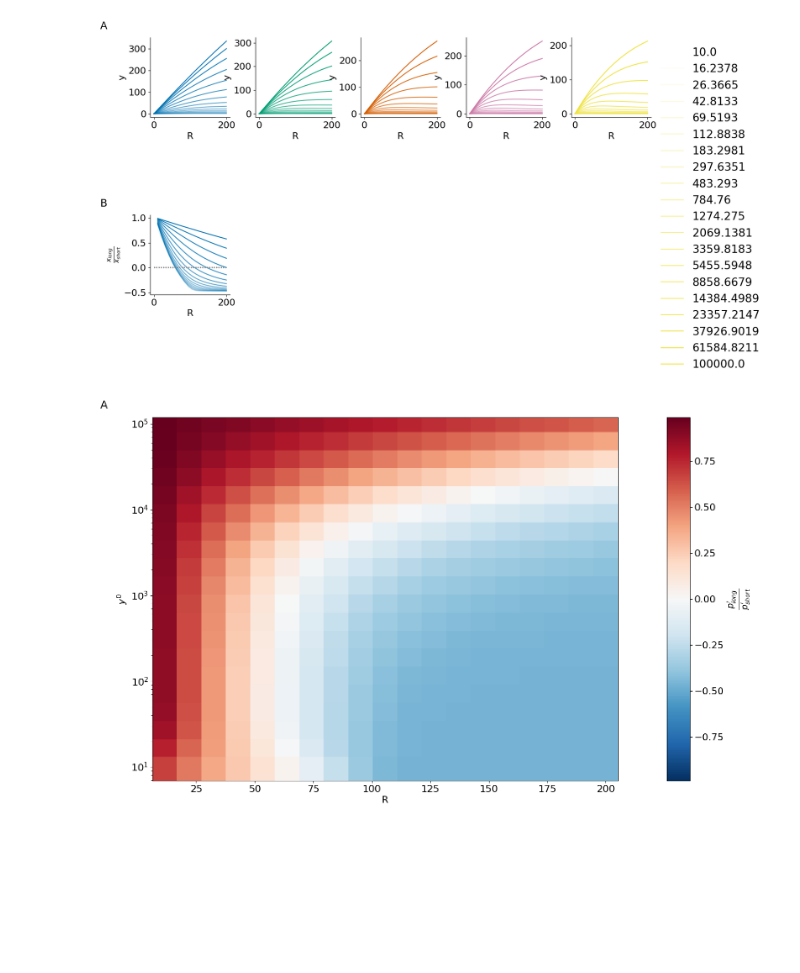
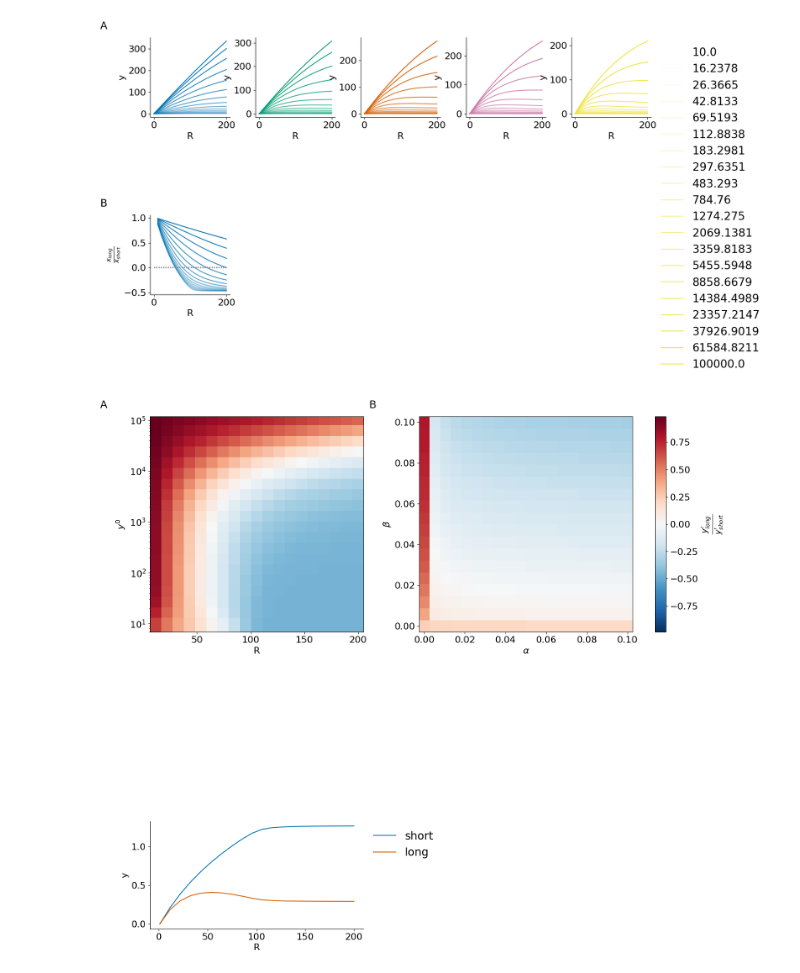
Before and after one commit to prubisch/competition_in_proteinsynthesis_in_autism, a Jupyter notebook: fig4_diff_ribo_competition_with_amino_acid.ipynb, the cells around one changed output. Drawn from its saved outputs; the diff is of its cells as text; code cells hidden in the pictures.

Commit message:
Save of all data and preliminary MCell model of protein synthesis.

```diff
--- a/fig4_diff_ribo_competition_with_amino_acid.ipynb
+++ b/fig4_diff_ribo_competition_with_amino_acid.ipynb
@@ -594,50 +596,77 @@ plt.show()
 #do a heatmap which shows the different
 
 #if not wanting to run the parallelised competitions again, uncomment following line
-results_ys = np.load('diff_data/ribo_amino_resource_interaction.npz.npy')
+results_ys = np.load('diff_data/ribo_amino_resource_interaction.npy')
+
+interact_dat = np.load('diff_data/elongation_initiation_interaction_subsampled.npy')
 
 Ys = np.logspace(1,5, num = 20)#np.arange(int(N/4),int(N*4), int(N/4))
 Rs = np.linspace(1,200, num = 20)
+
+α_samples = np.linspace(0.0001, 0.1, 20) #this ensures that we will have cases in which α < β
+β_samples = np.linspace(0.0001, 0.1, 18)
 
 #calculate all comp_scores
 comp_c = np.zeros([Ys.shape[0], Rs.shape[0]-1])
 for i in range(Ys.shape[0]):
     comp_c[i] = calc_comp_score(results_ys[i,:, 2,long_ind],results_ys[i,:, 2,short_ind], diff_axis = 1, mean_axis = 0)
 
+comp_c_inter = calc_comp_score(interact_dat[:,:,:,2, long_ind], interact_dat[:,:,:,2, short_ind], 2,3)
+
+
+cmax = np.max(np.abs([np.min(comp_c), np.max(comp_c),np.min(comp_c_inter), np.max(comp_c_inter) ]))
 
 layout = '''
-AA
-AA
+AABB
+AABB
+AABB
 '''
 
 fig = plt.figure(figsize=(16, 16))
 
-height_ratios = [2,0.1]
-width_ratios = [1,.05]
+height_ratios = [2,0.1,1]
+width_ratios = [1,.05, 1, .05]
 
 specs, gs = panel_specs(layout, fig=fig)
 gs.set_height_ratios(height_ratios)
 gs.set_width_ratios(width_ratios)
 gs.hspace=0.8
 axes = {}
-for letter in 'A':
+for letter in 'AB':
     axes[letter] = ax = fig.add_subplot(specs[letter])
-label_panels(axes, letters='A', postfix='', offset_left=1.2)
-for a in list('A'):
+label_panels(axes, letters='AB', postfix='', offset_left=1.2)
+for a in list('AB'):
     axes[a].set_axis_off()
 
 ax = fig.add_subplot(gs[0:1,0])
 ax.set_yscale('log')
-cmax = np.max(np.abs([np.min(comp_c), np.max(comp_c)]))
 hm = ax.pcolor(Rs[1:],Ys, comp_c, cmap = 'RdBu_r',shading='nearest',vmin = -cmax, vmax = cmax)#, extent = [Ys[0], Ys[-1], Rs[1], Rs[-1]])
-hm_ax = fig.add_subplot(gs[0:1,1])
+#hm_ax = fig.add_subplot(gs[0:1,1])
 cbar = fig.colorbar(hm, hm_ax)
-cbar.ax.set_ylabel("$\\frac{p_{long}'}{p_{short}'}$", fontsize = 20)
+cbar.ax.set_ylabel("$\\frac{y_{long}'}{y_{short}'}$", fontsize = 20)
 ax.set_xlabel('R')
 ax.set_ylabel('$y^0$')
 
-plt.savefig(figures_path+'fig6_heatmap_YR_interaction.pdf')
+ax = fig.add_subplot(gs[0:1,2])
+#ax.set_yscale('log')
+hm = ax.pcolor(α_samples,β_samples, comp_c_inter[:,:,1].T, cmap = 'RdBu_r',shading='nearest',vmin = -cmax, vmax = cmax)#, extent = [Ys[0], Ys[-1], Rs[1], Rs[-1]])
+hm_ax = fig.add_subplot(gs[0:1,3])
+cbar = fig.colorbar(hm, hm_ax)
+cbar.ax.set_ylabel("$\\frac{y_{long}'}{y_{short}'}$", fontsize = 20)
+ax.set_xlabel('$\\alpha$')
+ax.set_ylabel('$\\beta$')
+
+plot_y = 5
+ax = fig.add_subplot(gs[2,0])
+ax.plot(Rs, np.mean(results_ys[plot_y,:,2,short_ind], axis = 0), color = palette[0], label = 'short')
+ax.plot(Rs, np.mean(results_ys[plot_y,:,2,long_ind], axis = 0), color = palette[2], label = 'long')
+
+ax.set_ylabel('y')
+ax.set_xlabel('R')
+clear_axes(ax)
+ax.legend(bbox_to_anchor=(1.0, 1.0), loc='upper left',  frameon = False)
+plt.savefig(figures_path+'fig5_heatmap_elong_init_interaction.pdf')
 
 plt.show()
 # %% [output]
-[figure, old version]
+[figure, new version]
```
Also changed, not shown: parts of 2 cells of this notebook, 47 other files.
